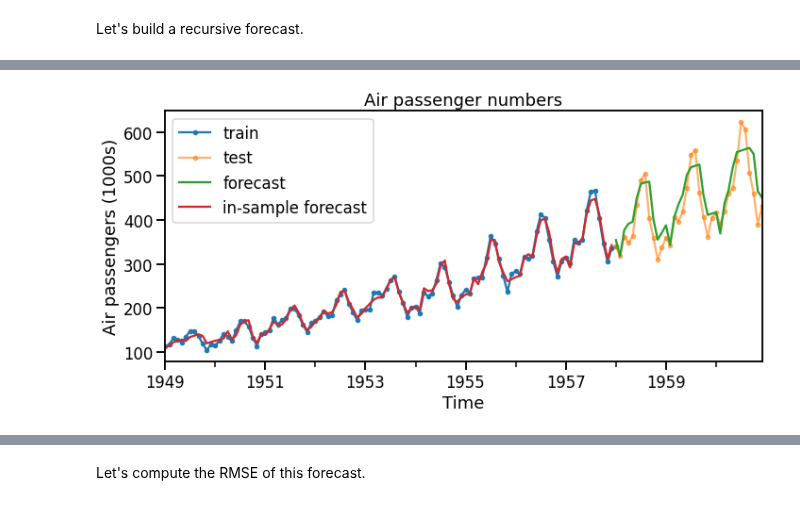
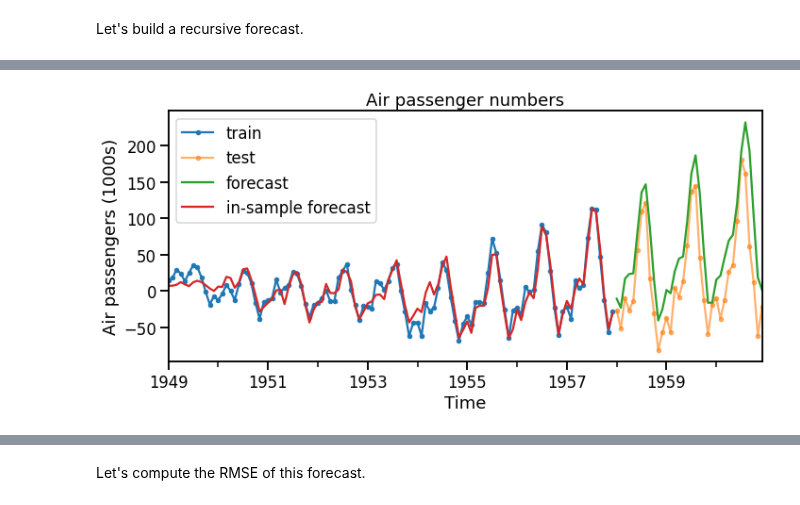
Before and after one commit to trainindata/feature-engineering-for-time-series-forecasting, a Jupyter notebook: 09-Trend-Features/05-tree-based-models-and-trend.ipynb, the cells around one changed output, grey strips where cells are left out. Cells and saved outputs as stored; diff of their text form; code cells hidden in the pictures.

```diff
--- a/09-Trend-Features/05-tree-based-models-and-trend.ipynb
+++ b/09-Trend-Features/05-tree-based-models-and-trend.ipynb
@@ -141,10 +193,11 @@ Let's create transformers that will build features from the target variable. Thi
 # %%
 # Features computed from the target.
 # Compute lag and window features.
-lag_window_transformer = WindowSummarizer(
+lag_window_feats = WindowSummarizer(
     lag_feature={
-        "lag": [1, 12],  # Lag features.
+        "lag": [1, 2, 3, 12],  # Lag features.
         "mean": [[1, 12]],  # [[lag, window size]]
     },
-    truncate="bfill", # Backfill missing values from lagging and windowing.
-    )
+    target_cols=target,
+    truncate="bfill",  # Backfill missing values from lagging and windowing.
+)
@@ -167,0 +206,6 @@ lag_window_transformer.fit_transform(df[["y_detrended"]])
+# %%
+# Create features derived independent of one another
+feat_eng_trafo = make_column_transformer(
+    (time_feats, target),
+    (lag_window_feats, target)
+)
@@ -167,0 +214,2 @@ lag_window_transformer.fit_transform(df[["y_detrended"]])
+# %%
+feat_eng_trafo.fit_transform(df)
@@ -168,2 +233,6 @@ lag_window_transformer.fit_transform(df[["y_detrended"]])
+# %%
+# We can use `clone` to return an unfitted version
+# of the pipeline.
+feat_eng_trafo = clone(feat_eng_trafo)
 # %% [markdown]
 Let's build a recursive forecast.
@@ -333,21 +331,21 @@ Text(0.5, 1.0, 'Air passenger numbers')
 # %%
-# --- PLOTTING Y--- #
+# --- PLOTTING Y-DETRENDED--- #
 
 # Plot the forecast.
 fig, ax = plt.subplots(figsize=[10, 5])
 # Plot training set.
-y_train.loc[:forecast_start_period].plot(ax=ax, marker='.')
+y_train.loc[:forecast_start_time].plot(ax=ax, marker='.')
 # Plot actuals in forecasting horizon.
 y_test.plot(ax=ax, marker='.', alpha=0.6)
 # Plot forecast.
 y_forecast.plot(ax=ax)
 # Plot 1 step forecasts in training data.
 y_forecast_train.plot(ax=ax)
 
 ax.legend(["train", "test", "forecast", "in-sample forecast"])
 ax.set_xlabel("Time")
 ax.set_ylabel("Air passengers (1000s)")
 ax.set_title("Air passenger numbers")
 plt.tight_layout()
 # %% [output]
-[figure, old version]
+[figure, new version]
```
Also changed, not shown: parts of 58 cells of this notebook, 4 other files.
